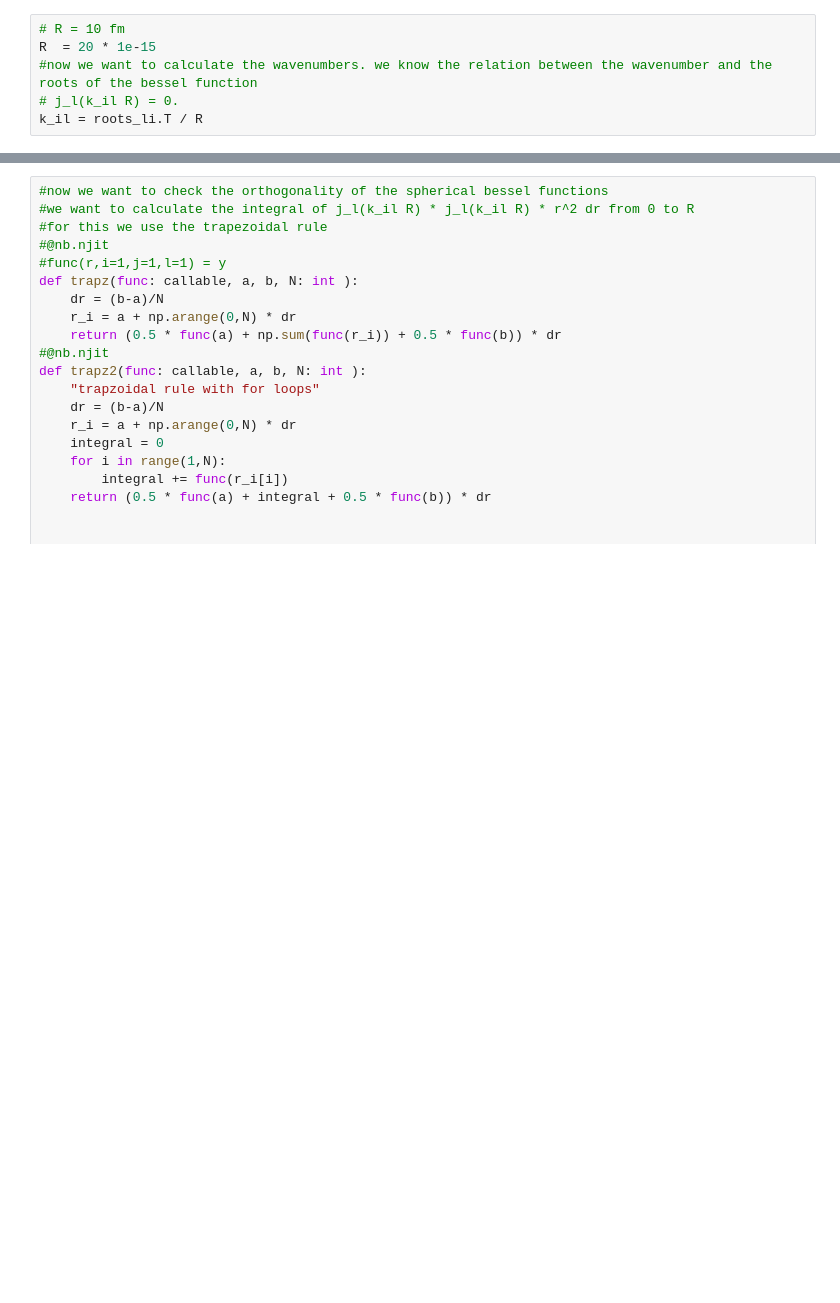
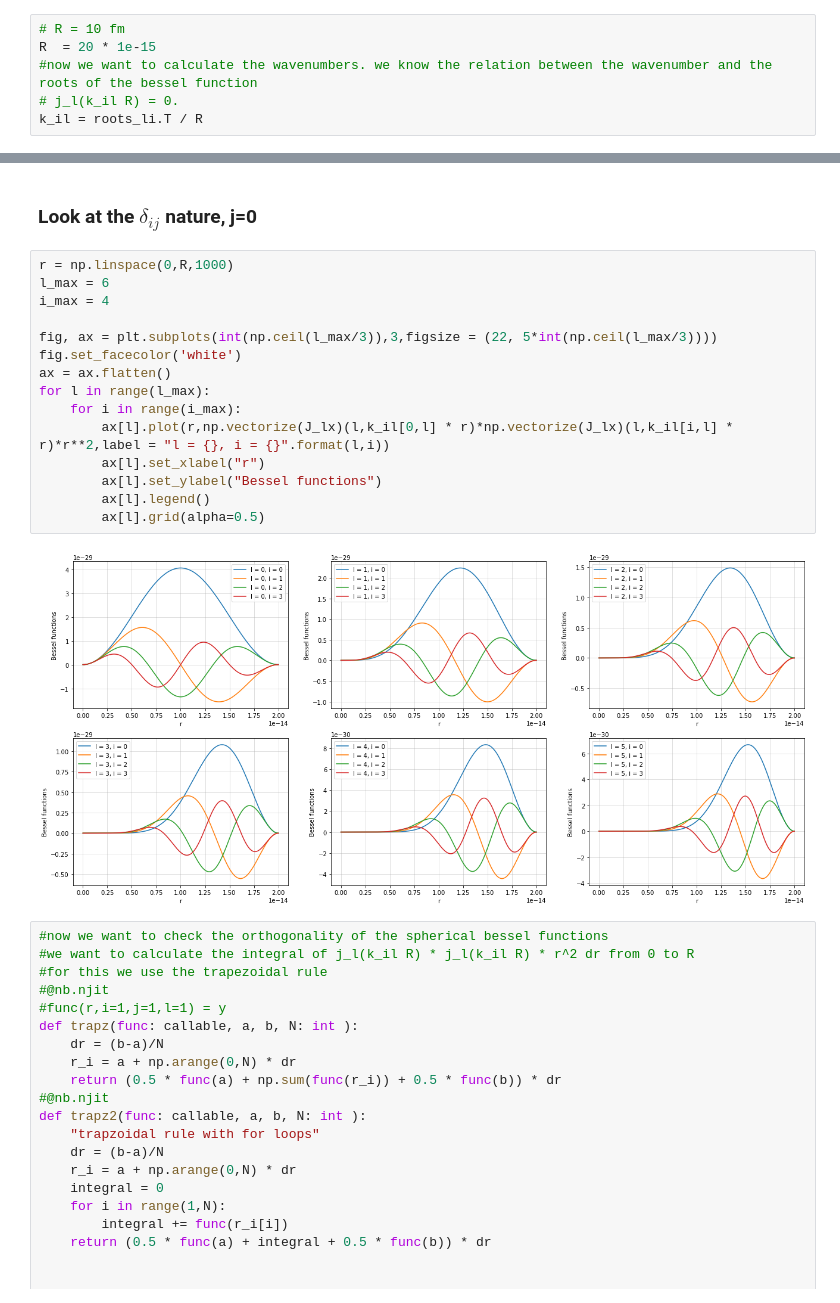
Before and after one commit to TobiLeitgeb/ComputationalPhysics_VO_code, a Jupyter notebook: main.ipynb, the cells around one changed output, grey strips where cells are left out. Drawn from its saved outputs; the diff is of its cells as text; blank space fills up the shorter version.

```diff
--- a/main.ipynb
+++ b/main.ipynb
@@ -62,3 +82,22 @@ k_il = roots_li.T / R
+# %% [markdown]
+### Look at the $\delta_{ij}$ nature, j=0
+# %%
+r = np.linspace(0,R,1000)
+l_max = 6
+i_max = 4
+
+fig, ax = plt.subplots(int(np.ceil(l_max/3)),3,figsize = (22, 5*int(np.ceil(l_max/3))))
+fig.set_facecolor('white')
+ax = ax.flatten()
+for l in range(l_max):
+    for i in range(i_max):
+        ax[l].plot(r,np.vectorize(J_lx)(l,k_il[0,l] * r)*np.vectorize(J_lx)(l,k_il[i,l] * r)*r**2,label = "l = {}, i = {}".format(l,i))
+        ax[l].set_xlabel("r")
+        ax[l].set_ylabel("Bessel functions")
+        ax[l].legend()
+        ax[l].grid(alpha=0.5)
+# %% [output]
+[figure, added]
 # %%
 #now we want to check the orthogonality of the spherical bessel functions
 #we want to calculate the integral of j_l(k_il R) * j_l(k_il R) * r^2 dr from 0 to R
```
Also changed, not shown: parts of 2 cells of this notebook, 1 other file.
